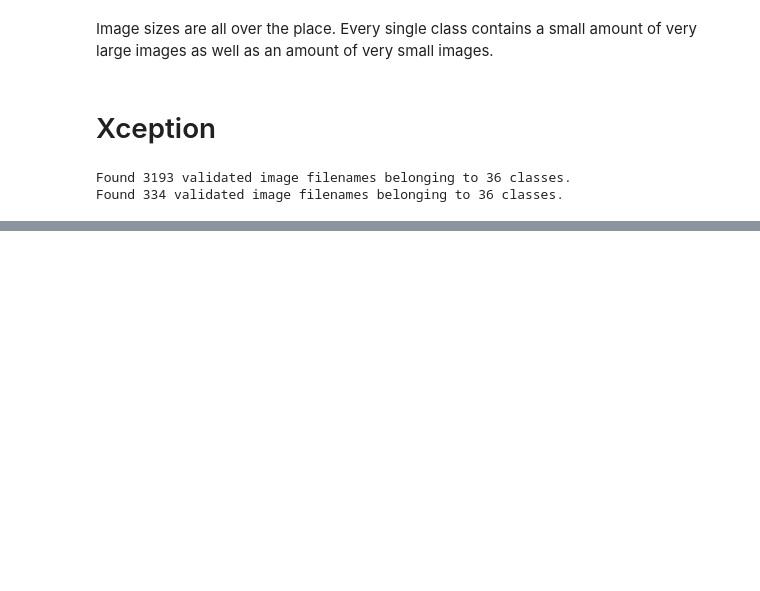
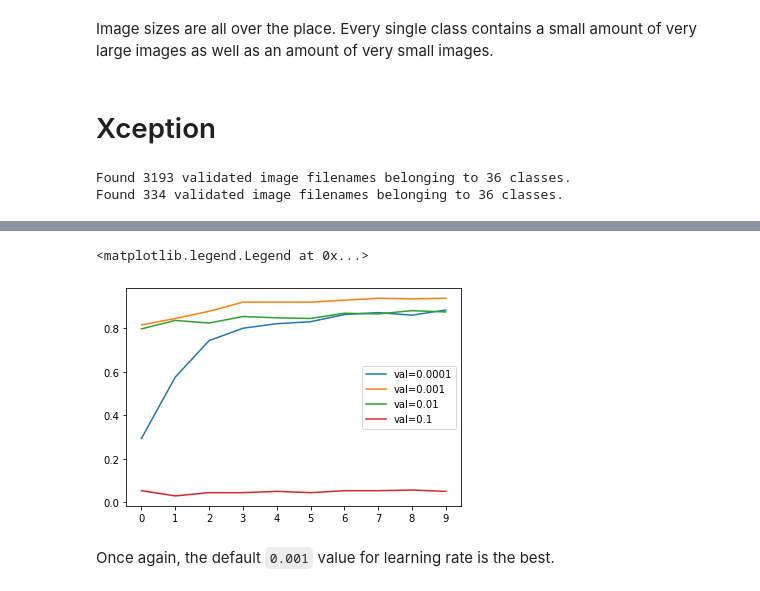
Before and after one commit to ziritrion/ml-zoomcamp, a Jupyter notebook: 12_project/notebook_veggies.ipynb, the cells around one changed output, grey strips where cells are left out. Drawn from its saved outputs; the diff is of its cells as text; code cells hidden in the pictures; blank space fills up the shorter version.

```diff
--- a/12_project/notebook_veggies.ipynb
+++ b/12_project/notebook_veggies.ipynb
@@ -384,0 +538,26 @@ KeyboardInterrupt:
+# %%
+def make_model(base_model, input_shape=(299, 299, 3), learning_rate=1e-3):
+    base_model.trainable = False
+
+    inputs = keras.Input(shape=input_shape)
+    base = base_model(inputs, training=False)
+    vectors = keras.layers.GlobalAveragePooling2D()(base)
+    dense1 = keras.layers.Dense(128, activation='relu')(vectors)
+    dense2 = keras.layers.Dense(128, activation='relu')(dense1)
+    outputs = keras.layers.Dense(36)(dense2)
+
+    model = keras.Model(inputs, outputs)
+
+    model.compile(
+        optimizer = keras.optimizers.Adam(learning_rate=learning_rate),
+        loss = keras.losses.CategoricalCrossentropy(from_logits=True),
+        metrics = ['accuracy']
+    )
+
+    return model
+# %%
+base_model_mn = mn.MobileNetV2(
+    weights='imagenet',
+    include_top=False,
+    input_shape=(299, 299, 3)
+)
@@ -384,0 +581,12 @@ KeyboardInterrupt:
+# %%
+scores = {}
+
+for lr in [0.0001, 0.001, 0.01, 0.1]:
+    print(lr)
+
+    model_mn = make_model(base_model=base_model_mn, input_shape=(299, 299, 3), learning_rate=lr)
+    history = model_mn.fit(train_ds_mn, epochs=10, validation_data=val_ds_mn)
+    scores[lr] = history.history
+
+    print()
+    print()
@@ -384,0 +615,11 @@ KeyboardInterrupt:
+# %%
+for lr, hist in scores.items():
+    plt.plot(hist['val_accuracy'], label=('val=%s' % lr))
+
+plt.xticks(np.arange(10))
+plt.legend()
+# %% [output]
+<matplotlib.legend.Legend at 0x...>
+[figure, added]
+# %% [markdown]
+Once again, the default `0.001` value for learning rate is the best.
```
Also changed, not shown: parts of 53 cells of this notebook.
